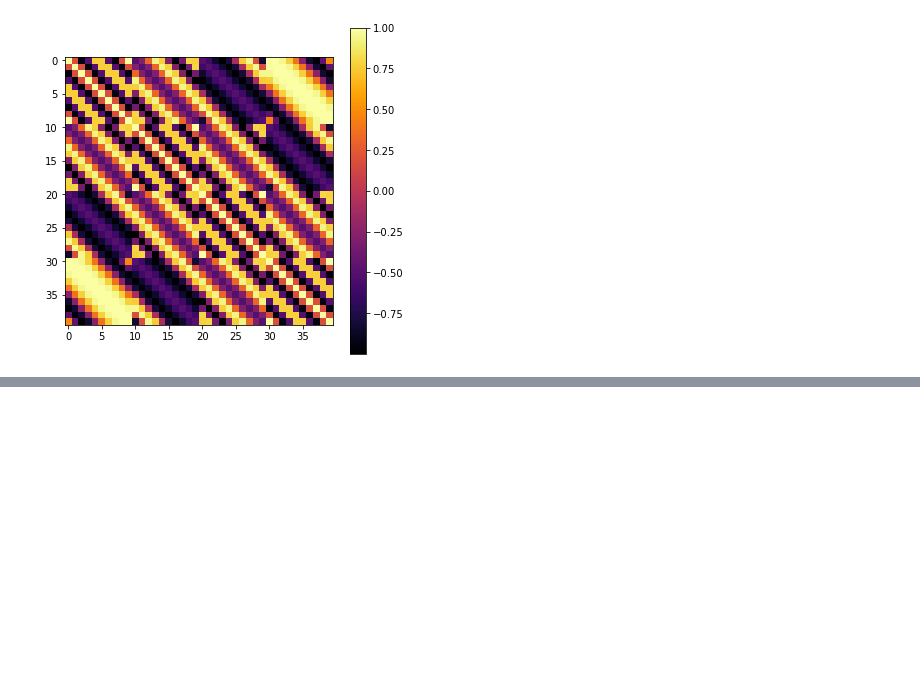
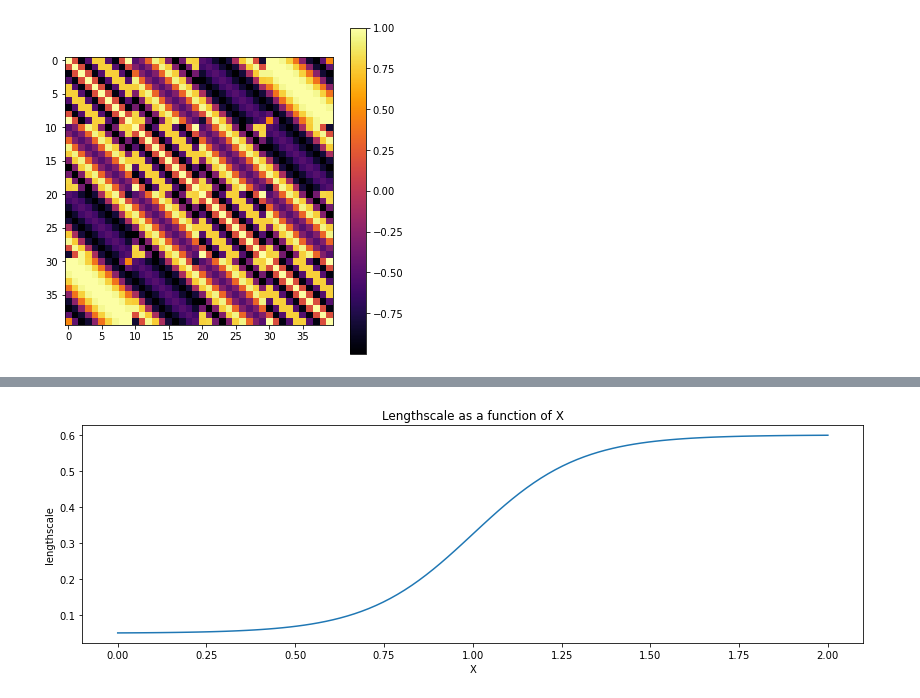
Before and after one commit to pymc-devs/pymc4, a Jupyter notebook: notebooks/GP-Kernels.ipynb, the cells around one changed output, grey strips where cells are left out. Saved outputs shown, nothing was run; the diff lists cells and outputs as text; code cells hidden in the pictures; blank space fills up the shorter version.

```diff
--- a/notebooks/GP-Kernels.ipynb
+++ b/notebooks/GP-Kernels.ipynb
@@ -909,0 +949,33 @@ plt.colorbar(m);
+# %%
+def tanh_fn(x, ls1, ls2, w, x0):
+    """
+    ls1: left saturation value
+    ls2: right saturation value
+    w:   transition width
+    x0:  transition location.
+    """
+    return (ls1 + ls2) / 2 - (ls1 - ls2) / 2 * tf.tanh((x - x0) / w)
+
+
+ls1 = tf.constant(0.05, dtype=tf.float64)
+ls2 = tf.constant(0.6, dtype=tf.float64)
+w = tf.constant(0.3, dtype=tf.float64)
+x0 = tf.constant(1.0, dtype=tf.float64)
+# You can also partial the length_scale function to avoid passing extra argumets.
+# from functools import partial
+# fn = partial(tanh_fn, ls1=ls1, ls2=ls2, w=w, x0=x0)
+k = Gibbs(
+    length_scale_fn=tanh_fn, fn_args=(ls1, ls2, w, x0), dtype=tf.float64, ARD=False
+)
+# %%
+# Let's visualize the tanh function
+x = np.linspace(0.0, 2.0, num=100)[:, np.newaxis]
+
+wf = tanh_fn(x, ls1, ls2, w, x0)
+plt.figure(figsize=(14, 4))
+plt.plot(x, wf)
+plt.ylabel("lengthscale")
+plt.xlabel("X")
+plt.title("Lengthscale as a function of X");
+# %% [output]
+[figure, added]
```
Also changed, not shown: parts of 35 cells of this notebook, 1 other file.
